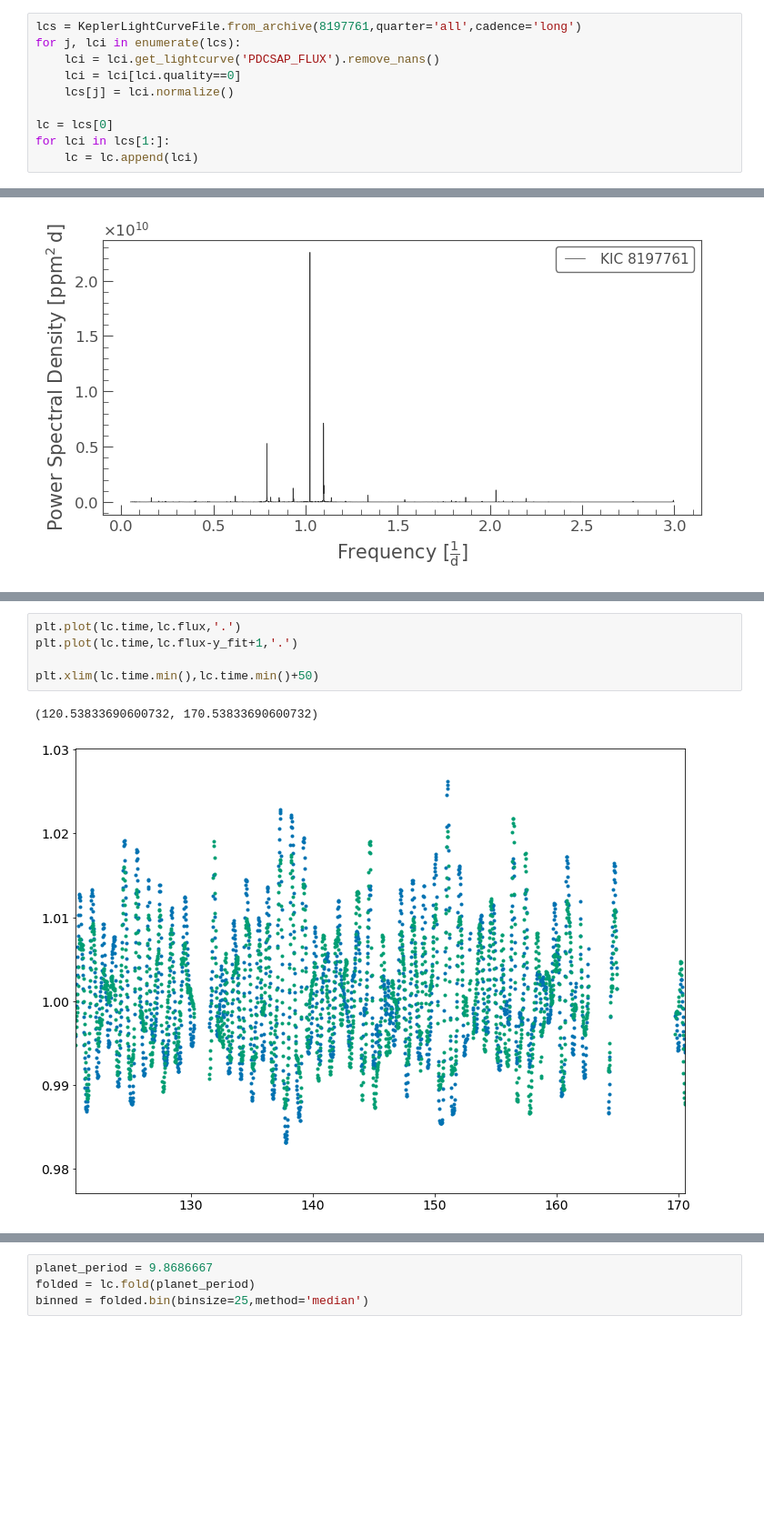
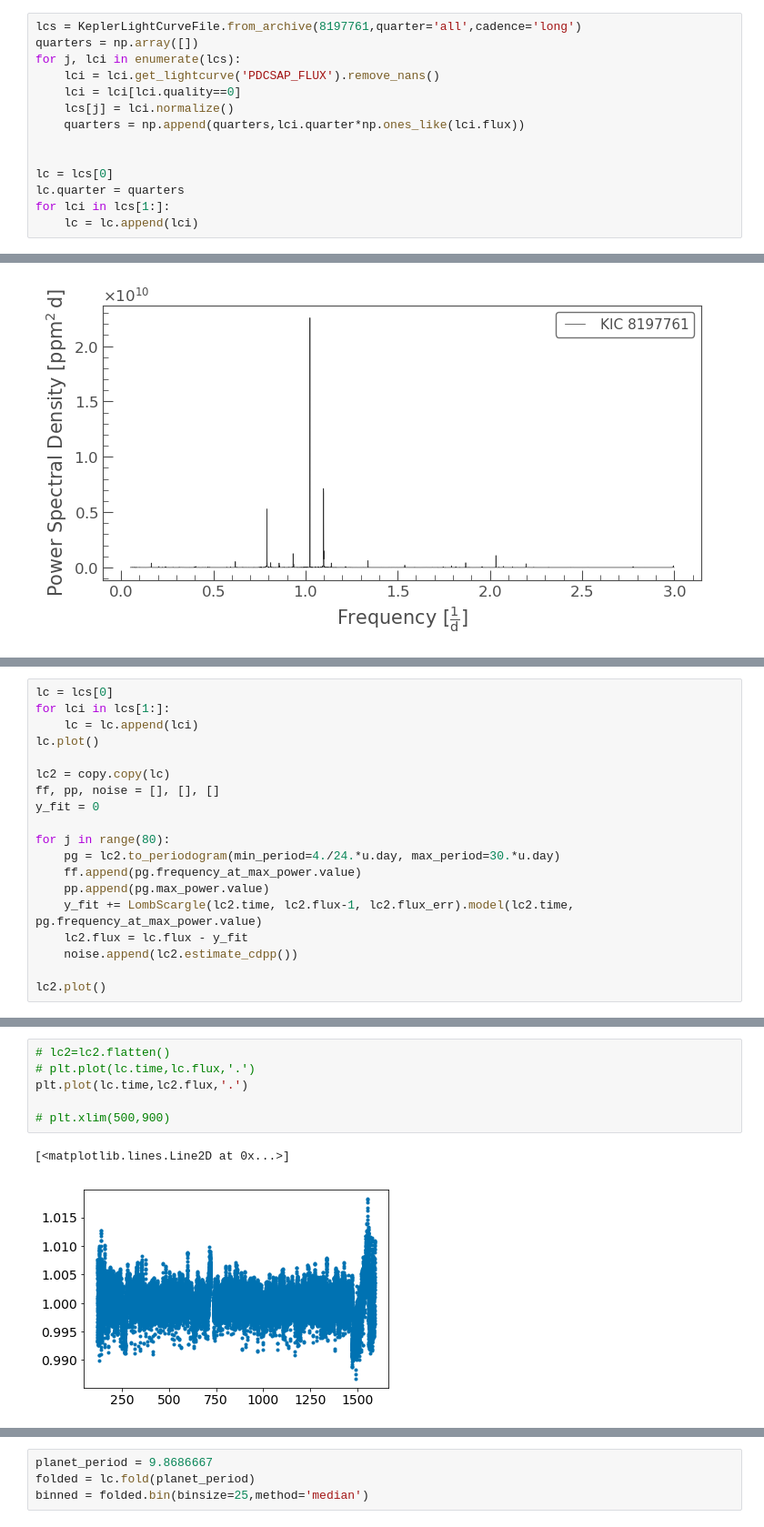
Before and after one commit to benjaminpope/hot, a Jupyter notebook: notebooks/test.ipynb, the cells around one changed output, grey strips where cells are left out. Shown: that part at 91% size. Drawn from its saved outputs; the diff is of its cells as text; blank space fills up the shorter version.

```diff
--- a/notebooks/test.ipynb
+++ b/notebooks/test.ipynb
@@ -32,11 +35,15 @@ colours = mpl.rcParams['axes.prop_cycle'].by_key()['color']
 # %%
 lcs = KeplerLightCurveFile.from_archive(8197761,quarter='all',cadence='long')
+quarters = np.array([])
 for j, lci in enumerate(lcs):
     lci = lci.get_lightcurve('PDCSAP_FLUX').remove_nans()
     lci = lci[lci.quality==0]
     lcs[j] = lci.normalize()
+    quarters = np.append(quarters,lci.quarter*np.ones_like(lci.flux))
+
 
 lc = lcs[0]
+lc.quarter = quarters
 for lci in lcs[1:]:
     lc = lc.append(lci)
 # %%
@@ -48,0 +56,19 @@ y_fit = LombScargle(lc.time, lc.flux, lc.flux_err).model(lc.time, pg.frequency_a
+# %%
+lc = lcs[0]
+for lci in lcs[1:]:
+    lc = lc.append(lci)
+lc.plot()
+
+lc2 = copy.copy(lc)
+ff, pp, noise = [], [], []
+y_fit = 0
+
+for j in range(80):
+    pg = lc2.to_periodogram(min_period=4./24.*u.day, max_period=30.*u.day)
+    ff.append(pg.frequency_at_max_power.value)
+    pp.append(pg.max_power.value)
+    y_fit += LombScargle(lc2.time, lc2.flux-1, lc2.flux_err).model(lc2.time, pg.frequency_at_max_power.value)
+    lc2.flux = lc.flux - y_fit
+    noise.append(lc2.estimate_cdpp())
+
+lc2.plot()
@@ -49,8 +86,9 @@ y_fit = LombScargle(lc.time, lc.flux, lc.flux_err).model(lc.time, pg.frequency_a
 # %%
-plt.plot(lc.time,lc.flux,'.')
-plt.plot(lc.time,lc.flux-y_fit+1,'.')
+# lc2=lc2.flatten()
+# plt.plot(lc.time,lc.flux,'.')
+plt.plot(lc.time,lc2.flux,'.')
 
-plt.xlim(lc.time.min(),lc.time.min()+50)
+# plt.xlim(500,900)
 # %% [output]
-(120.53833690600732, 170.53833690600732)
+[<matplotlib.lines.Line2D at 0x...>]
-[figure, old version]
+[figure, new version]
```
Also changed, not shown: parts of 26 cells of this notebook, 2 other files.
